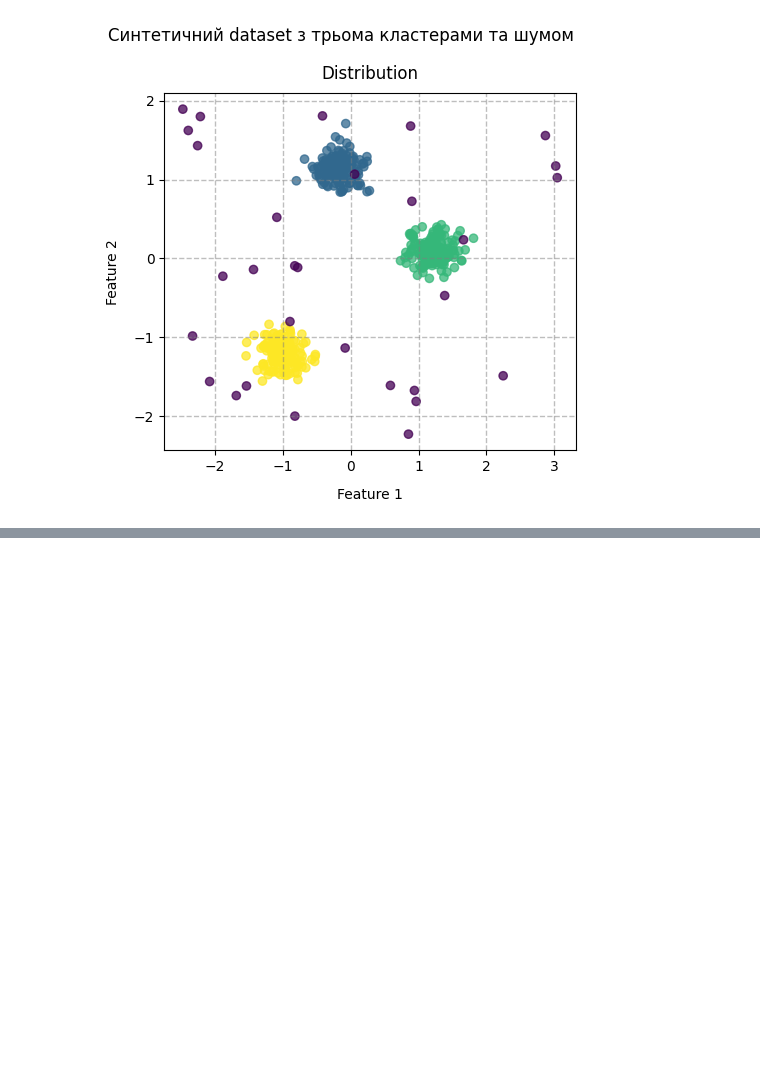
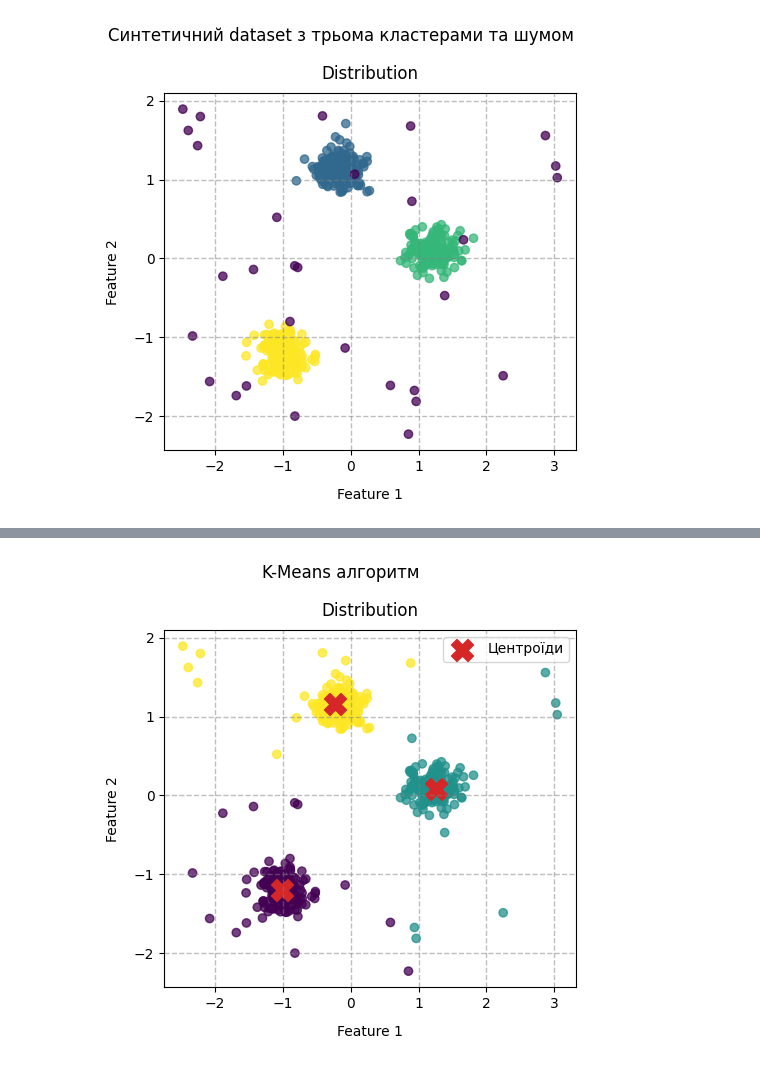
Before and after one commit to BogdanPinchuk/DataScience-PBY_HW19, a Jupyter notebook: Bohdan_Pinchuk_DS_HW19.ipynb, the cells around one changed output, grey strips where cells are left out. Saved outputs shown, nothing was run; the diff lists cells and outputs as text; code cells hidden in the pictures; blank space fills up the shorter version.

```diff
--- a/Bohdan_Pinchuk_DS_HW19.ipynb
+++ b/Bohdan_Pinchuk_DS_HW19.ipynb
@@ -502,0 +557,29 @@ plt.show()
+# %%
+# Graphic results
+
+import matplotlib.pyplot as plt
+
+# Input data
+data_set = cluster_dataset_sc
+
+# Solution
+_, axes = plt.subplots(figsize=(5, 5))
+
+ax = axes
+ax.scatter(x=data_set[f1_col_name], y=data_set[f2_col_name], c=data_set[k_means_col_name], alpha=0.75)
+ax.scatter(x=k_means_3[1][:, 0], y=k_means_3[1][:, 1], marker='X', s=250, color="tab:red", label='Центроїди')
+
+ax.grid(axis='both', visible=True, which='major', ls='--', linewidth=1.0, color='tab:gray')
+# ax.minorticks_on()
+# ax.grid(axis='both', visible=True, which='minor', ls=':', linewidth=0.5, color='tab:green')
+ax.set_title("Distribution", pad=10, loc='center', color='black')
+ax.set_xlabel(data_set.columns[0], labelpad=10, loc='center', color='black')
+ax.set_ylabel(data_set.columns[1], labelpad=10, loc='center', color='black')
+ax.legend()
+
+plt.suptitle("K-Means алгоритм")
+
+plt.tight_layout()
+plt.show()
+# %% [output]
+[figure, added]
```
Also changed, not shown: parts of 5 cells of this notebook.
